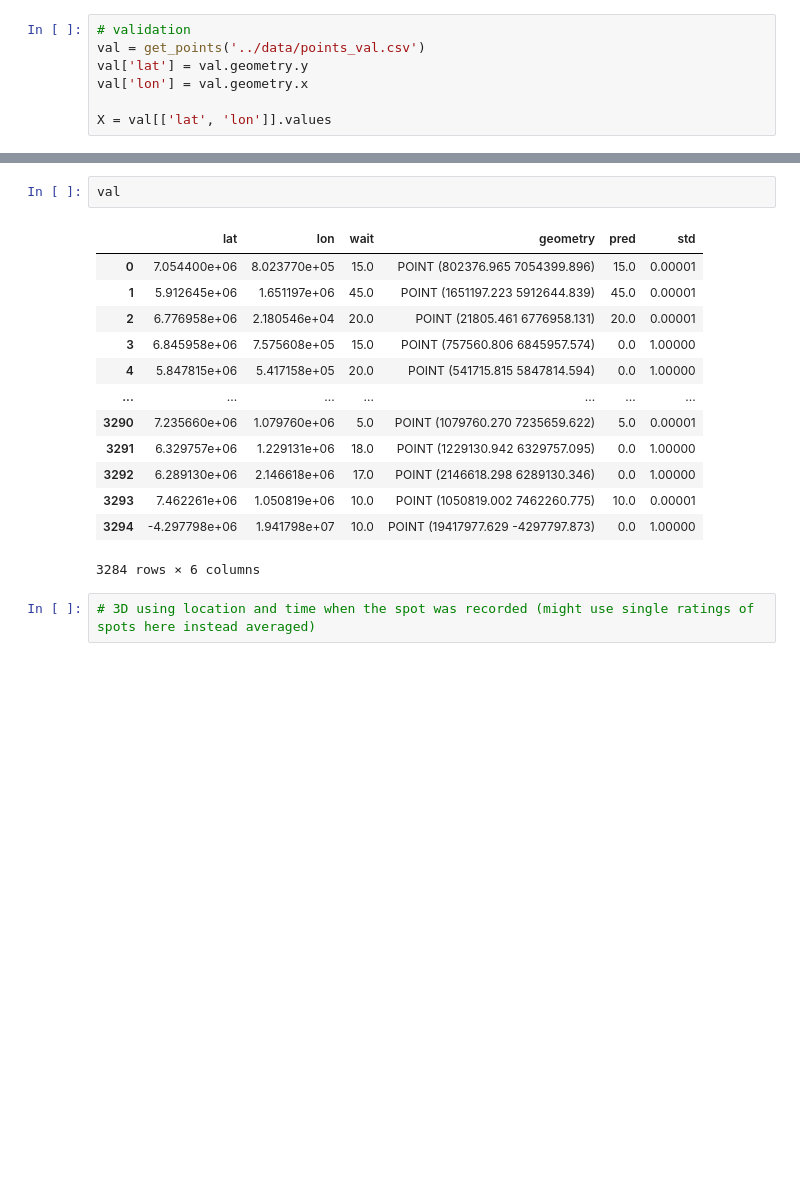
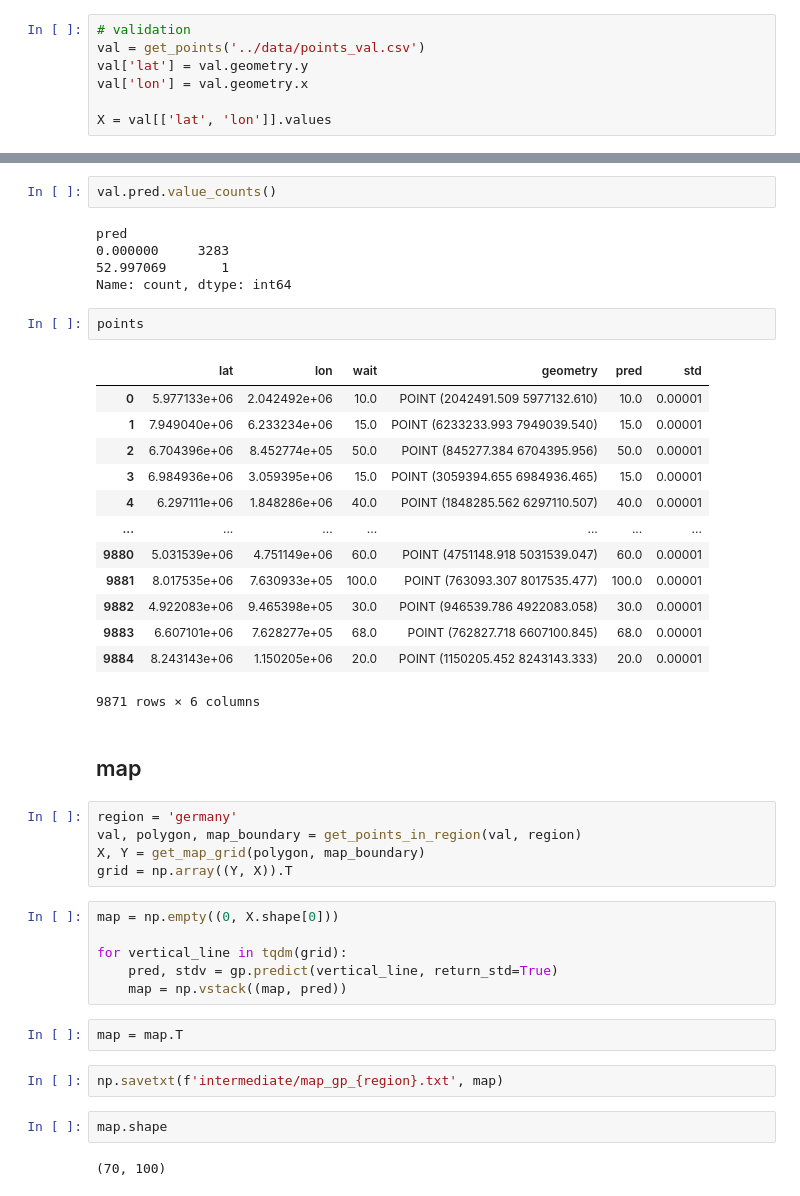
Before and after one commit to Hitchwiki/hitchmap-data, a Jupyter notebook: visualization/predictors/gaussian_process.ipynb, the cells around one changed output, grey strips where cells are left out. Drawn from its saved outputs; the diff is of its cells as text; blank space fills up the shorter version.

Commit message:
show gp predictions in map - but does not work

```diff
--- a/visualization/predictors/gaussian_process.ipynb
+++ b/visualization/predictors/gaussian_process.ipynb
@@ -48,18 +49,44 @@ mean_squared_error(val['wait'], val['pred'])
 # %%
-val
+val.pred.value_counts()
 # %% [output]
-|  | lat | lon | wait | geometry | pred | std |
-| 0 | 7.054400e+06 | 8.023770e+05 | 15.0 | POINT (802376.965 7054399.896) | 15.0 | 0.00001 |
-| 1 | 5.912645e+06 | 1.651197e+06 | 45.0 | POINT (1651197.223 5912644.839) | 45.0 | 0.00001 |
-| 2 | 6.776958e+06 | 2.180546e+04 | 20.0 | POINT (21805.461 6776958.131) | 20.0 | 0.00001 |
-| 3 | 6.845958e+06 | 7.575608e+05 | 15.0 | POINT (757560.806 6845957.574) | 0.0 | 1.00000 |
-| 4 | 5.847815e+06 | 5.417158e+05 | 20.0 | POINT (541715.815 5847814.594) | 0.0 | 1.00000 |
-| ... | ... | ... | ... | ... | ... | ... |
-| 3290 | 7.235660e+06 | 1.079760e+06 | 5.0 | POINT (1079760.270 7235659.622) | 5.0 | 0.00001 |
-| 3291 | 6.329757e+06 | 1.229131e+06 | 18.0 | POINT (1229130.942 6329757.095) | 0.0 | 1.00000 |
-| 3292 | 6.289130e+06 | 2.146618e+06 | 17.0 | POINT (2146618.298 6289130.346) | 0.0 | 1.00000 |
-| 3293 | 7.462261e+06 | 1.050819e+06 | 10.0 | POINT (1050819.002 7462260.775) | 10.0 | 0.00001 |
-| 3294 | -4.297798e+06 | 1.941798e+07 | 10.0 | POINT (19417977.629 -4297797.873) | 0.0 | 1.00000 |
-3284 rows × 6 columns
+pred
+0.000000     3283
+52.997069       1
+Name: count, dtype: int64
-# %%
-# 3D using location and time when the spot was recorded (might use single ratings of spots here instead averaged)
+# %%
+points
+# %% [output]
+|  | lat | lon | wait | geometry | pred | std |
+| 0 | 5.977133e+06 | 2.042492e+06 | 10.0 | POINT (2042491.509 5977132.610) | 10.0 | 0.00001 |
+| 1 | 7.949040e+06 | 6.233234e+06 | 15.0 | POINT (6233233.993 7949039.540) | 15.0 | 0.00001 |
+| 2 | 6.704396e+06 | 8.452774e+05 | 50.0 | POINT (845277.384 6704395.956) | 50.0 | 0.00001 |
+| 3 | 6.984936e+06 | 3.059395e+06 | 15.0 | POINT (3059394.655 6984936.465) | 15.0 | 0.00001 |
+| 4 | 6.297111e+06 | 1.848286e+06 | 40.0 | POINT (1848285.562 6297110.507) | 40.0 | 0.00001 |
+| ... | ... | ... | ... | ... | ... | ... |
+| 9880 | 5.031539e+06 | 4.751149e+06 | 60.0 | POINT (4751148.918 5031539.047) | 60.0 | 0.00001 |
+| 9881 | 8.017535e+06 | 7.630933e+05 | 100.0 | POINT (763093.307 8017535.477) | 100.0 | 0.00001 |
+| 9882 | 4.922083e+06 | 9.465398e+05 | 30.0 | POINT (946539.786 4922083.058) | 30.0 | 0.00001 |
+| 9883 | 6.607101e+06 | 7.628277e+05 | 68.0 | POINT (762827.718 6607100.845) | 68.0 | 0.00001 |
+| 9884 | 8.243143e+06 | 1.150205e+06 | 20.0 | POINT (1150205.452 8243143.333) | 20.0 | 0.00001 |
+9871 rows × 6 columns
+# %% [markdown]
+## map
+# %%
+region = 'germany'
+val, polygon, map_boundary = get_points_in_region(val, region)
+X, Y = get_map_grid(polygon, map_boundary)
+grid = np.array((Y, X)).T
+# %%
+map = np.empty((0, X.shape[0]))
+
+for vertical_line in tqdm(grid):
+    pred, stdv = gp.predict(vertical_line, return_std=True)
+    map = np.vstack((map, pred))
+# %%
+map = map.T
+# %%
+np.savetxt(f'intermediate/map_gp_{region}.txt', map)
+# %%
+map.shape
+# %% [output]
+(70, 100)
```
Also changed, not shown: parts of 11 cells of this notebook, 4 other files.
